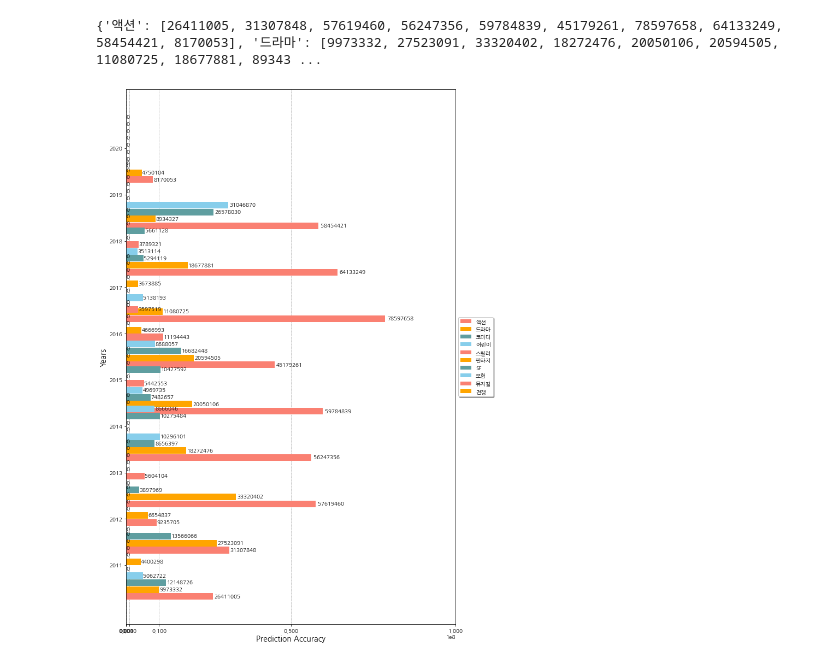
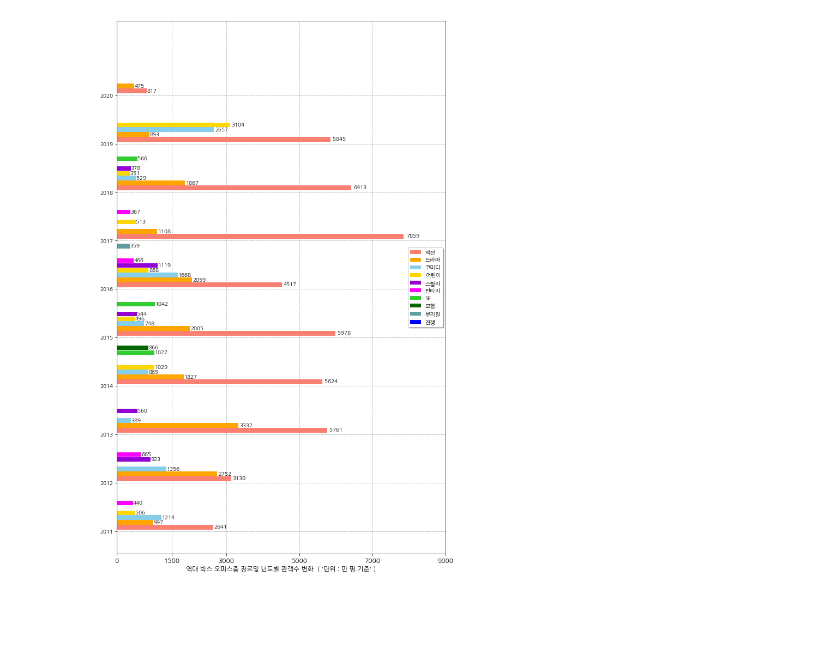
Before and after one commit to monda10/movie, a Jupyter notebook: kdy/20210421_ho_test.ipynb, the cells around one changed output. Saved outputs shown, nothing was run; the diff lists cells and outputs as text; code cells hidden in the pictures; blank space fills up the shorter version.

```diff
--- a/kdy/20210421_ho_test.ipynb
+++ b/kdy/20210421_ho_test.ipynb
@@ -1,6 +1,7 @@
 # %%
 import numpy as np
 import matplotlib.pyplot as plt
+import matplotlib.ticker as mticker
 import csv
 
 #-----------------------------------------------------------------------------
@@ -50,7 +51,7 @@ class CsvDATA: # csv 파일 로드
             for idx,name_input in enumerate(genre_list):
                 if name_input in i[11]:
                     i[5]=i[5].replace(',','')
-                    audience_list[idx]+=int(i[5])
+                    audience_list[idx]+=int(i[5])*0.0001
 
         return audience_list
 
@@ -79,12 +80,10 @@ for i in range(10):
 
 Graph1_list=dict(zip(years_list,Graph_GenreCount_list)) # 그래프 1용 results 값
 Graph2_list=dict(zip(Genre_List,Graph_AudienceCount_list)) # 그래프 2용 값
-# %% [output]
-{'액션': [26411005, 31307848, 57619460, 56247356, 59784839, 45179261, 78597658, 64133249, 58454421, 8170053], '드라마': [9973332, 27523091, 33320402, 18272476, 20050106, 20594505, 11080725, 18677881, 89343 ...
 # %%
-plt.rcParams["font.family"] = 'NanumGothic'
-plt.rcParams["font.size"] = 10
-plt.rcParams["figure.figsize"] = (14,4)
+# plt.rcParams["font.family"] = 'NanumGothic'
+# plt.rcParams["font.size"] = 10
+# plt.rcParams["figure.figsize"] = (14,4)
 
 
 def main():
@@ -95,52 +94,60 @@ def main():
 
     #### 2. matplotlib의 figure 및 axis 설정
     fig, ax = plt.subplots(1,1,figsize=(12,18)) # 1x1 figure matrix 생성, 가로(7인치)x세로(5인치) 크기지정
-    colors = ['salmon','orange','cadetblue','skyblue','salmon','orange','cadetblue','skyblue','salmon','orange']
-    height = 0.15
+    colors = ['salmon','orange','skyblue','gold','darkviolet','fuchsia',\
+              'limegreen','darkgreen','cadetblue','blue','']
+    height = 0.1
+# hotpink ,  fuchsia,   limegreen   darkgreen  orange   cadetblue  yellow   skyblue
+#'salmon', 'orange', 'cadetblue', 'skyblue'
 
     #### 3. bar 그리기
     for i, model in enumerate(models):
         pos = compute_pos(yticks, height, i, models)
         bar = ax.barh(pos, data[model], height=height*0.95, label=model, color=colors[i])
         present_width(ax, bar) # bar너비 출력
 
     #### 4. x축 세부설정
-    ax.set_xlim([0,100000000])
-    ax.set_xticks([0, 100000, 1000000, 10000000, 50000000, 100000000])
-    ax.xaxis.set_tick_params(labelsize=10)
-    ax.set_xlabel('Prediction Accuracy', fontsize=14)
+    ax.set_xlim([0,9000])
+    ax.set_xticks([0, 1500, 3000, 5000, 7000, 9000])
+    #plt.gca().xaxis.set_major_formatter(mticker.FormatStrFormatter('%d 만'))
+    ax.xaxis.set_tick_params(labelsize=12)
+    ax.set_xlabel("역대 박스 오피스중 장르및 년도별 관객수 변화  ( '단위 : 만 명 기준' )", fontsize=12)
 
     #### 5. y축 세부설정
     ax.set_yticks(range(len(yticks))) # 메인 ytick len 크기 만큼
     ax.set_yticklabels(yticks, fontsize=10)
-    ax.set_ylabel('Years', fontsize=14)
+    #ax.set_ylabel('Years', fontsize=14)
 
     #### 6. 범례 나타내기
     box = ax.get_position() # 범례를 그래프상자 밖에 그리기위해 상자크기를 조절
     ax.set_position([box.x0, box.y0, box.width * 0.9, box.height])
-    ax.legend(loc='center left', bbox_to_anchor=(1,0.5), shadow=True, ncol=1)
+    ax.legend(loc='center right', bbox_to_anchor=(1,0.5), shadow=True, ncol=1)
 
     #### 7. 보조선(눈금선) 나타내기
     ax.set_axisbelow(True)
     ax.xaxis.grid(True, color='gray', linestyle='dashed', linewidth=0.5)
+    ax.yaxis.grid(True, color='gray', linestyle='dashed', linewidth=0.5)
 
-    #### 8. 그래프 저장하고 출력하기
-    plt.savefig('ex_barhplot.png', format='png', dpi=300)
-    plt.show()
+#     #### 8. 그래프 저장하고 출력하기
+#     plt.savefig('ex_barhplot.png', format='png', dpi=300)
+#     plt.show()
+
+def present_width(ax, bar):
+    for rect in bar:
+        width = rect.get_width()
+        if width<1:
+            continue
+        posx = width*1.01
+        posy = rect.get_y()+rect.get_height()*0.5
+        ax.text(posx, posy, '%d' % width, rotation=0, ha='left', va='center')
+
 
 def compute_pos(yticks, height, i, models):
     index = np.arange(len(yticks))
     n = len(models)
-    correction = i - 0.5*(n-1)
+    correction = i +0.1*(n-1)
     return index + height * correction
 
-def present_width(ax, bar):
-    for rect in bar:
-        witdh = rect.get_width()
-        posx = witdh*1.01
-        posy = rect.get_y()+rect.get_height()*0.5
-        ax.text(posx, posy, '%d' % witdh, rotation=0, ha='left', va='center')
-
 main()
 # %% [output]
-[figure, old version]
+[figure, new version]
```
Also changed, not shown: 3 other files.
